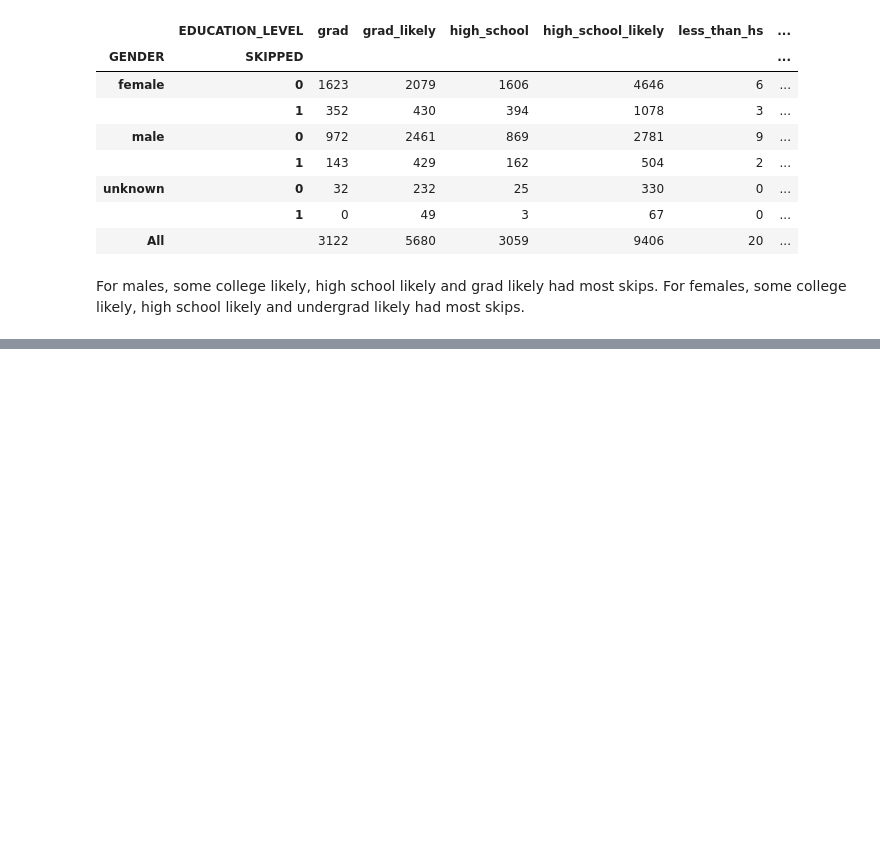
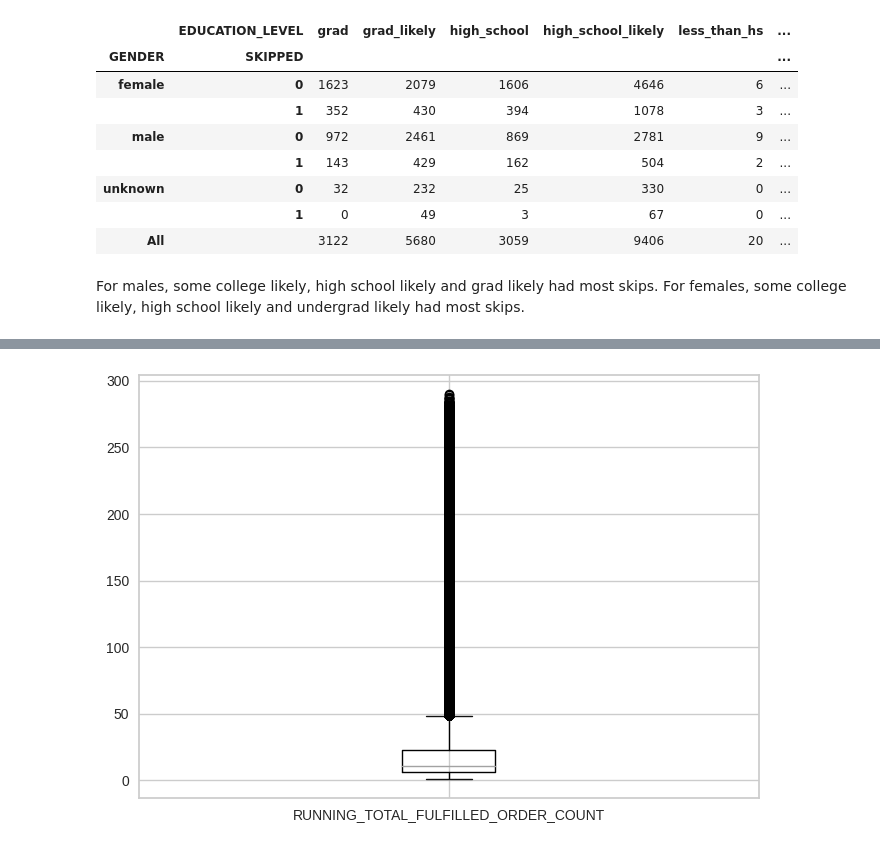
Before and after one commit to mindyng/Take-Homes, a Jupyter notebook: tovala-lead-ba-take-home-challenge.ipynb, the cells around one changed output, grey strips where cells are left out. Saved outputs shown, nothing was run; the diff lists cells and outputs as text; code cells hidden in the pictures; blank space fills up the shorter version.

```diff
--- a/tovala-lead-ba-take-home-challenge.ipynb
+++ b/tovala-lead-ba-take-home-challenge.ipynb
@@ -932,0 +937,8 @@ For females, some college likely, high school likely and undergrad likely had mo
+# %%
+# Exclude Skip Outliers
+query = """
+select *
+from cts_cols2
+where term_start_date NOT IN ('2020-11-23', '2020-12-21', '2021-11-22', '2021-12-20', '2022-11-21', '2022-12-19')
+"""
+no_outliers = duckdb.query(query).df()
@@ -932,0 +1045,7 @@ For females, some college likely, high school likely and undergrad likely had mo
+# %%
+### Continous Variables Distributions to see if Average/Median needed to aggregate weekly orders to date level
+
+# MEDIAN needed
+no_outliers.boxplot(column='RUNNING_TOTAL_FULFILLED_ORDER_COUNT', return_type='axes');
+# %% [output]
+[figure, added]
```
Also changed, not shown: parts of 27 cells of this notebook.
